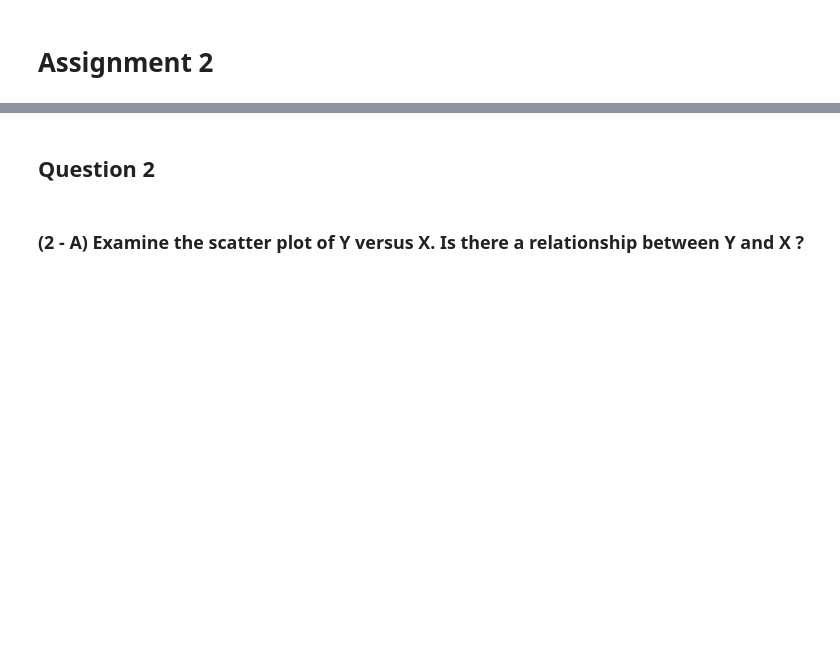
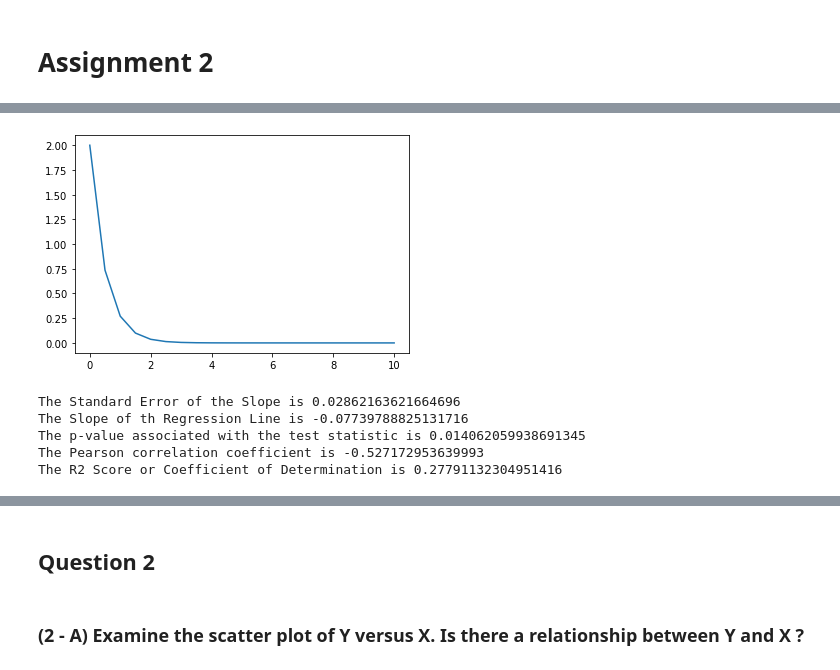
Before and after one commit to viralbthakar/CP8210-DB-Design, a Jupyter notebook: Assignment - 2 - StatsModels/Assignment 2.ipynb, the cells around one changed output, grey strips where cells are left out. Cells and saved outputs as stored; diff of their text form; code cells hidden in the pictures; blank space fills up the shorter version.

```diff
--- a/Assignment - 2 - StatsModels/Sollution.ipynb
+++ b/Assignment - 2 - StatsModels/Assignment 2.ipynb
@@ -8,0 +90,11 @@ import matplotlib.pyplot as plt
+# %%
+# Change Beta to Create Different Columns of Data from Excel Sheet
+beta = 2.0
+
+# Create X Data as Provided in the Excel Sheet
+x = np.linspace(0, 10, num=21)
+
+# Create Exponential Distribution
+scale = 1/beta
+exp_dist = expon(scale=scale)
+pdf_of_x = [exp_dist.pdf(i) for i in x]
@@ -8,0 +127,20 @@ import matplotlib.pyplot as plt
+# %%
+# Plot PDF of Distribution
+plt.plot(x, pdf_of_x)
+plt.show()
+# %% [output]
+[figure, added]
+# %%
+slope, intercept, r, p, std_err = linregress(x, pdf_of_x)
+
+print(f"The Standard Error of the Slope is {std_err}")
+print(f"The Slope of th Regression Line is {slope}")
+print(f"The p-value associated with the test statistic is {p}")
+print(f"The Pearson correlation coefficient is {r}")
+print(f"The R2 Score or Coefficient of Determination is {r**2}")
+# %% [output]
+The Standard Error of the Slope is 0.02862163621664696
+The Slope of th Regression Line is -0.07739788825131716
+The p-value associated with the test statistic is 0.014062059938691345
+The Pearson correlation coefficient is -0.527172953639993
+The R2 Score or Coefficient of Determination is 0.27791132304951416
```
Also changed, not shown: parts of 53 cells of this notebook, 4 other files.
